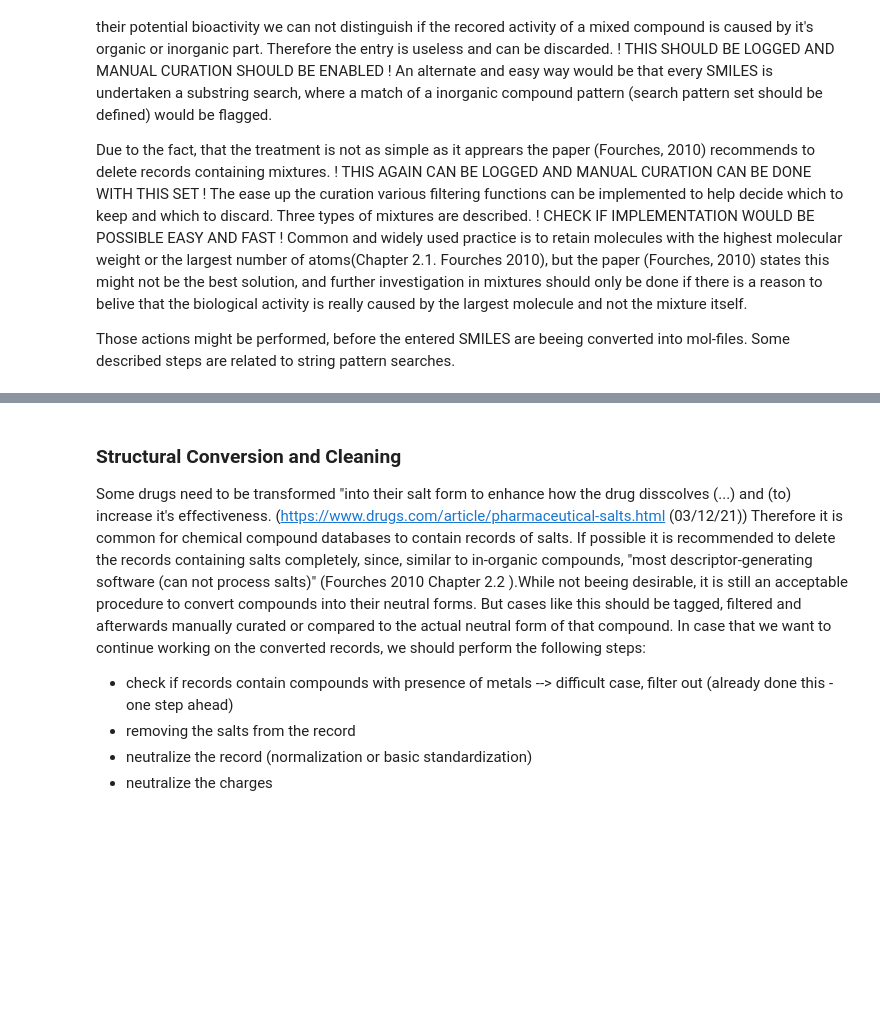
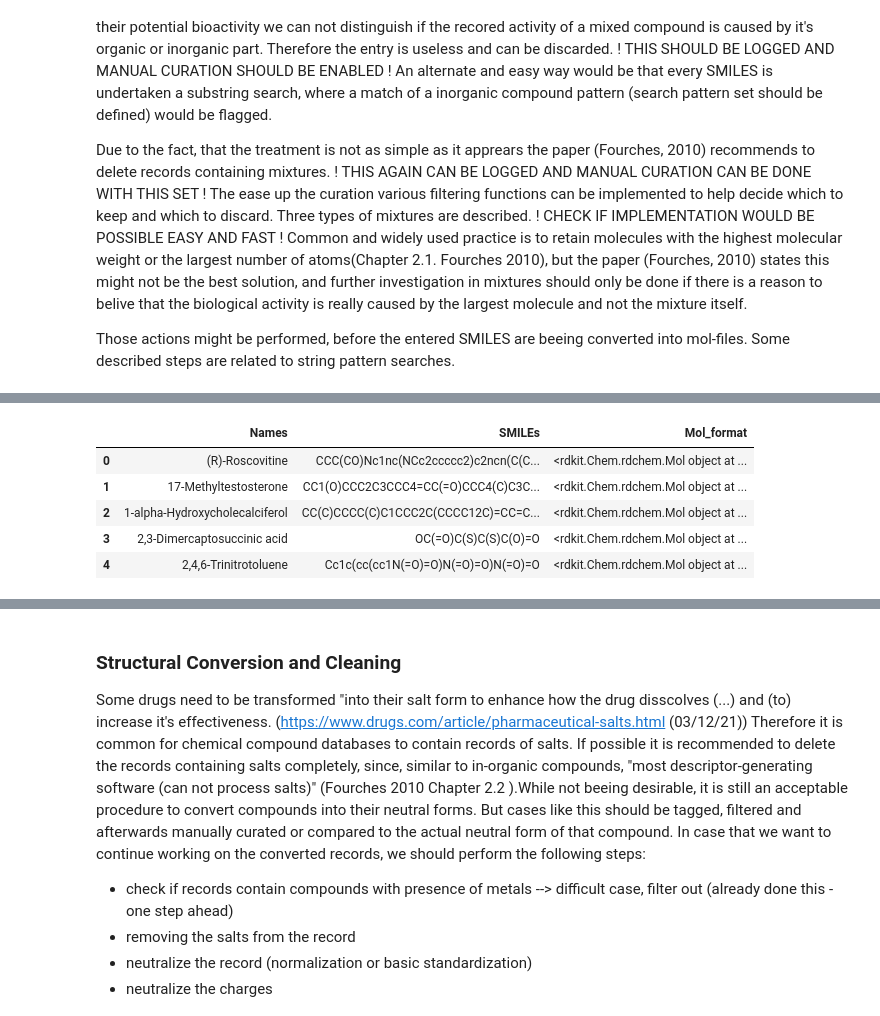
Before and after one commit to volkamerlab/opencadd, a Jupyter notebook: docs/tutorials/standardization.ipynb, the cells around one changed output, grey strips where cells are left out. Drawn from its saved outputs; the diff is of its cells as text; code cells hidden in the pictures; blank space fills up the shorter version.

```diff
--- a/docs/tutorials/standardization.ipynb
+++ b/docs/tutorials/standardization.ipynb
@@ -53,0 +111,16 @@ return records_organics, records_inorganics
+# %%
+# Removal of inorganics and mixtures of the dataset
+dataset['Inorganics'] = dataset['Mol_format'].apply(detect_inorganic)
+dataset.to_csv('/home/allen/dev/utility/data/test_dataset_bool_inorganic.csv', index = False)
+contains_inorganics = dataset[dataset['Inorganics']== True]
+contains_inorganics.head()
+dataset = dataset[dataset['Inorganics']== False]
+dataset = dataset[["Names","SMILEs","Mol_format"]]
+dataset.head()
+# %% [output]
+|  | Names | SMILEs | Mol_format |
+| 0 | (R)-Roscovitine | CCC(CO)Nc1nc(NCc2ccccc2)c2ncn(C(C... | <rdkit.Chem.rdchem.Mol object at ... |
+| 1 | 17-Methyltestosterone | CC1(O)CCC2C3CCC4=CC(=O)CCC4(C)C3C... | <rdkit.Chem.rdchem.Mol object at ... |
+| 2 | 1-alpha-Hydroxycholecalciferol | CC(C)CCCC(C)C1CCC2C(CCCC12C)=CC=C... | <rdkit.Chem.rdchem.Mol object at ... |
+| 3 | 2,3-Dimercaptosuccinic acid | OC(=O)C(S)C(S)C(O)=O | <rdkit.Chem.rdchem.Mol object at ... |
+| 4 | 2,4,6-Trinitrotoluene | Cc1c(cc(cc1N(=O)=O)N(=O)=O)N(=O)=O | <rdkit.Chem.rdchem.Mol object at ... |
```
Also changed, not shown: parts of 7 cells of this notebook.
